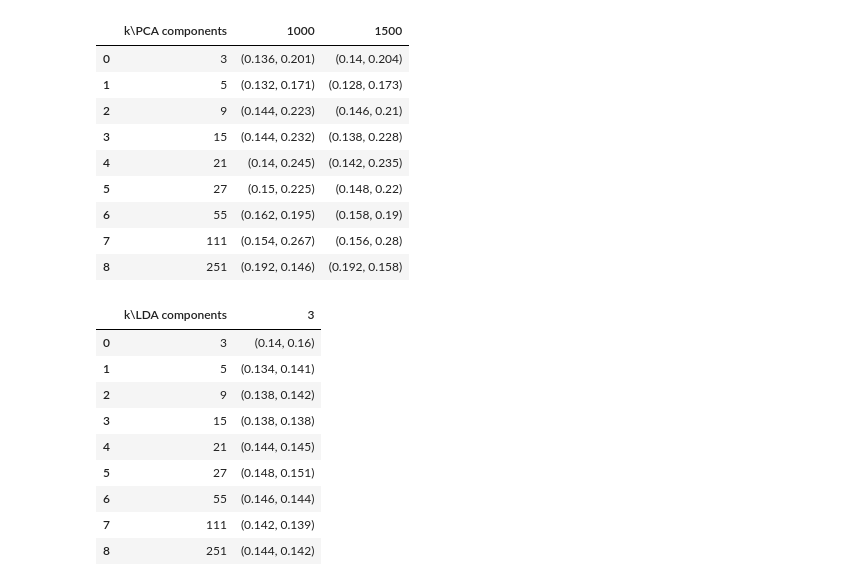
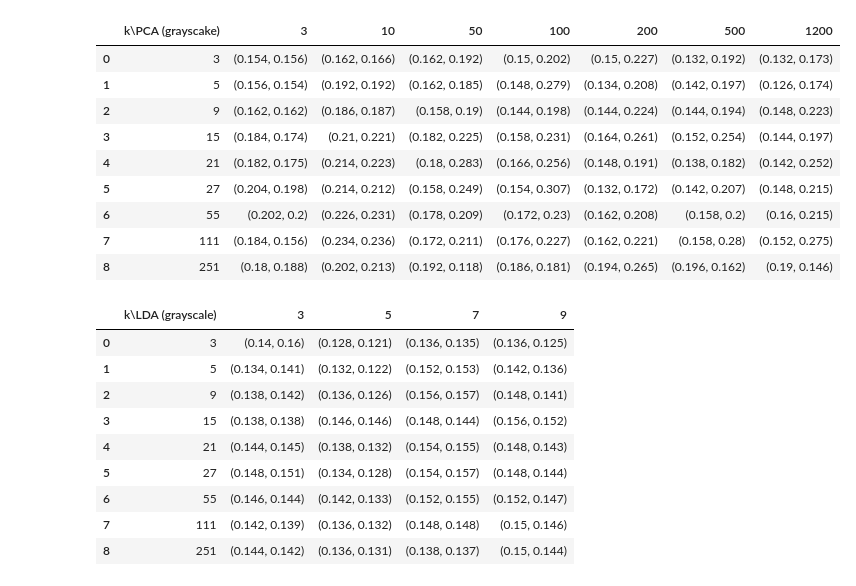
Before and after one commit to bonoldie/ML_exam, a Jupyter notebook: nb.ipynb, the cells around one changed output. Drawn from its saved outputs; the diff is of its cells as text; code cells hidden in the pictures.

```diff
--- a/nb.ipynb
+++ b/nb.ipynb
@@ -83,8 +80,8 @@ DEFAULT_LOGGER: 2024-06-04 14:27:43,500 | INFO | 2263878544.py:44 ['data unique
 # Dimensionality reduction
 
 n_components_to_test = {
-    'PCA': [1200],#[3, 10, 50, 100, 200, 500],
-    'LDA': [9]#[3, 5, 7, 9]
+    'PCA': [3, 10, 50, 100, 200, 500, 1200],
+    'LDA': [3, 5, 7, 9]
 }
 
 PCAs_instances = {
@@ -233,67 +239,70 @@ k_to_test = {
     'LDA': [3, 5, 9, 15, 21, 27, 55, 111, 251]
 }
 
-KNN_PCA_stats = []
-KNN_LDA_stats = []
+KNN_PCA_grayscale_stats = []
+KNN_LDA_grayscale_stats = []
+
+KNN_PCA_original_stats = []
+KNN_LDA_original_stats = []
 
 for k_idx, k in enumerate(k_to_test['PCA']):
 
-    KNN_PCA_stats.insert(k_idx,[k])
+    KNN_PCA_grayscale_stats.insert(k_idx,[k])
 
     for n_components_idx, n_components in enumerate(n_components_to_test['PCA']):
         knn = OneVsOneClassifier(KNeighborsClassifier(k))
 
         knn.fit(PCAs_results['train']['grayscale'][n_components], dataset['train']['labels'])
         preds = knn.predict(PCAs_results['valid']['grayscale'][n_components])
 
         accuracy = round(accuracy_score(dataset['valid']['labels'], preds), 3)
         precision = round(precision_score(dataset['valid']['labels'], preds, average='macro'),3)
 
         # logger.info([f"KNN on PCA (grayscale images, k = {k}, {n_components} components)", "accuracy", accuracy, "precision", precision])
 
-        KNN_PCA_stats[k_idx].insert(n_components_idx + 1,(accuracy, precision))
+        KNN_PCA_grayscale_stats[k_idx].insert(n_components_idx + 1,(accuracy, precision))
 
+KNN_PCA_df = pd.DataFrame(KNN_PCA_grayscale_stats, columns=['k\\PCA (grayscake)'] + n_components_to_test['PCA'])
+display(KNN_PCA_df)
 
 for k_idx,k in enumerate(k_to_test['LDA']):
 
-    KNN_LDA_stats.insert(k_idx,[k])
+    KNN_LDA_grayscale_stats.insert(k_idx,[k])
 
     for n_components_idx, n_components in enumerate(n_components_to_test['LDA']):
         knn = OneVsRestClassifier( KNeighborsClassifier(k))
 
         knn.fit(LDAs_results['train']['grayscale'][n_components], dataset['train']['labels'])
         preds = knn.predict(LDAs_results['valid']['grayscale'][n_components])
 
         accuracy = round(accuracy_score(dataset['valid']['labels'], preds), 3)
         precision = round(precision_score(dataset['valid']['labels'], preds, average='macro'),3)
 
         # logger.info([f"KNN on LDA (grayscale images, k = {k}, {n_components} components)", "accuracy", accuracy, "precision", precision])
 
-        KNN_LDA_stats[k_idx].insert(n_components_idx + 1,(accuracy, precision))
+        KNN_LDA_grayscale_stats[k_idx].insert(n_components_idx + 1,(accuracy, precision))
 
-KNN_PCA_df = pd.DataFrame(KNN_PCA_stats, columns=['k\\PCA components'] + n_components_to_test['PCA'])
-KNN_LDA_df = pd.DataFrame(KNN_LDA_stats, columns=['k\\LDA components'] + n_components_to_test['LDA'])
 
-display(KNN_PCA_df)
+KNN_LDA_df = pd.DataFrame(KNN_LDA_grayscale_stats, columns=['k\\LDA (grayscale)'] + n_components_to_test['LDA'])
 display(KNN_LDA_df)
 # %% [output]
-|  | k\PCA components | 1000 | 1500 |
-| 0 | 3 | (0.136, 0.201) | (0.14, 0.204) |
-| 1 | 5 | (0.132, 0.171) | (0.128, 0.173) |
-| 2 | 9 | (0.144, 0.223) | (0.146, 0.21) |
-| 3 | 15 | (0.144, 0.232) | (0.138, 0.228) |
-| 4 | 21 | (0.14, 0.245) | (0.142, 0.235) |
-| 5 | 27 | (0.15, 0.225) | (0.148, 0.22) |
-| 6 | 55 | (0.162, 0.195) | (0.158, 0.19) |
-| 7 | 111 | (0.154, 0.267) | (0.156, 0.28) |
-| 8 | 251 | (0.192, 0.146) | (0.192, 0.158) |
+|  | k\PCA (grayscake) | 3 | 10 | 50 | 100 | 200 | 500 | 1200 |
+| 0 | 3 | (0.154, 0.156) | (0.162, 0.166) | (0.162, 0.192) | (0.15, 0.202) | (0.15, 0.227) | (0.132, 0.192) | (0.132, 0.173) |
+| 1 | 5 | (0.156, 0.154) | (0.192, 0.192) | (0.162, 0.185) | (0.148, 0.279) | (0.134, 0.208) | (0.142, 0.197) | (0.126, 0.174) |
+| 2 | 9 | (0.162, 0.162) | (0.186, 0.187) | (0.158, 0.19) | (0.144, 0.198) | (0.144, 0.224) | (0.144, 0.194) | (0.148, 0.223) |
+| 3 | 15 | (0.184, 0.174) | (0.21, 0.221) | (0.182, 0.225) | (0.158, 0.231) | (0.164, 0.261) | (0.152, 0.254) | (0.144, 0.197) |
+| 4 | 21 | (0.182, 0.175) | (0.214, 0.223) | (0.18, 0.283) | (0.166, 0.256) | (0.148, 0.191) | (0.138, 0.182) | (0.142, 0.252) |
+| 5 | 27 | (0.204, 0.198) | (0.214, 0.212) | (0.158, 0.249) | (0.154, 0.307) | (0.132, 0.172) | (0.142, 0.207) | (0.148, 0.215) |
+| 6 | 55 | (0.202, 0.2) | (0.226, 0.231) | (0.178, 0.209) | (0.172, 0.23) | (0.162, 0.208) | (0.158, 0.2) | (0.16, 0.215) |
+| 7 | 111 | (0.184, 0.156) | (0.234, 0.236) | (0.172, 0.211) | (0.176, 0.227) | (0.162, 0.221) | (0.158, 0.28) | (0.152, 0.275) |
+| 8 | 251 | (0.18, 0.188) | (0.202, 0.213) | (0.192, 0.118) | (0.186, 0.181) | (0.194, 0.265) | (0.196, 0.162) | (0.19, 0.146) |
-|  | k\LDA components | 3 |
-| 0 | 3 | (0.14, 0.16) |
-| 1 | 5 | (0.134, 0.141) |
-| 2 | 9 | (0.138, 0.142) |
-| 3 | 15 | (0.138, 0.138) |
-| 4 | 21 | (0.144, 0.145) |
-| 5 | 27 | (0.148, 0.151) |
-| 6 | 55 | (0.146, 0.144) |
-| 7 | 111 | (0.142, 0.139) |
-| 8 | 251 | (0.144, 0.142) |
+|  | k\LDA (grayscale) | 3 | 5 | 7 | 9 |
+| 0 | 3 | (0.14, 0.16) | (0.128, 0.121) | (0.136, 0.135) | (0.136, 0.125) |
+| 1 | 5 | (0.134, 0.141) | (0.132, 0.122) | (0.152, 0.153) | (0.142, 0.136) |
+| 2 | 9 | (0.138, 0.142) | (0.136, 0.126) | (0.156, 0.157) | (0.148, 0.141) |
+| 3 | 15 | (0.138, 0.138) | (0.146, 0.146) | (0.148, 0.144) | (0.156, 0.152) |
+| 4 | 21 | (0.144, 0.145) | (0.138, 0.132) | (0.154, 0.155) | (0.148, 0.143) |
+| 5 | 27 | (0.148, 0.151) | (0.134, 0.128) | (0.154, 0.157) | (0.148, 0.144) |
+| 6 | 55 | (0.146, 0.144) | (0.142, 0.133) | (0.152, 0.155) | (0.152, 0.147) |
+| 7 | 111 | (0.142, 0.139) | (0.136, 0.132) | (0.148, 0.148) | (0.15, 0.146) |
+| 8 | 251 | (0.144, 0.142) | (0.136, 0.131) | (0.138, 0.137) | (0.15, 0.144) |
```
Also changed, not shown: parts of 7 cells of this notebook.
